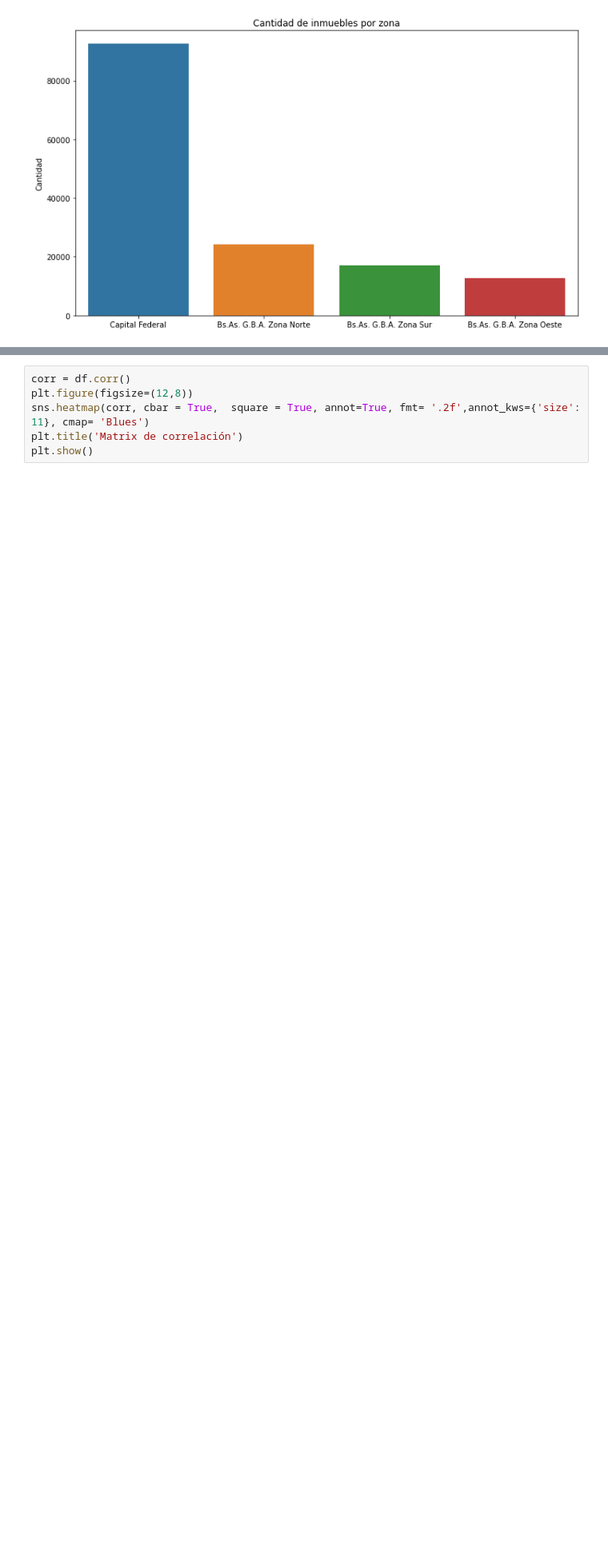
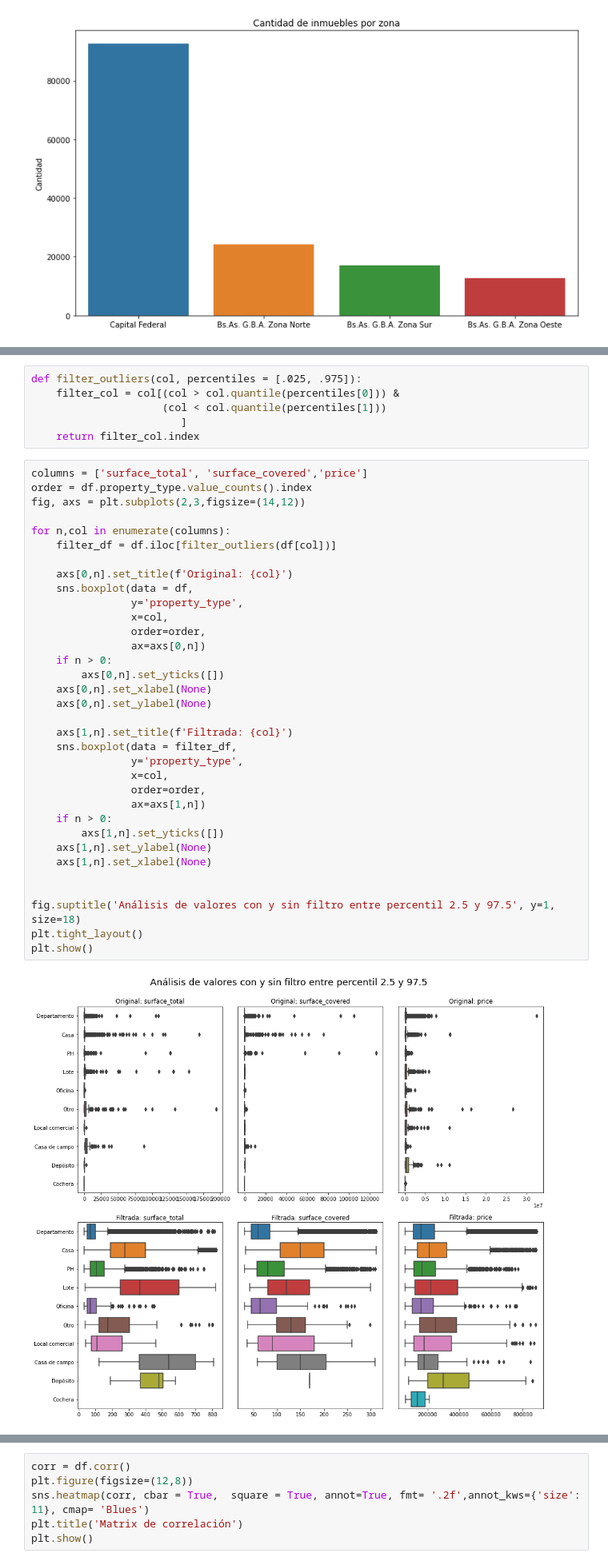
Before and after one commit to joaquinmenendez/Tasador, a Jupyter notebook: PyDay_Proyecto.ipynb, the cells around one changed output, grey strips where cells are left out. Shown at 80% size. Saved outputs shown, nothing was run; the diff lists cells and outputs as text; blank space fills up the shorter version.

```diff
--- a/PyDay_Proyecto.ipynb
+++ b/PyDay_Proyecto.ipynb
@@ -82,0 +192,42 @@ plt.show()
+# %%
+def filter_outliers(col, percentiles = [.025, .975]):
+    filter_col = col[(col > col.quantile(percentiles[0])) &
+                     (col < col.quantile(percentiles[1]))
+                        ]
+    return filter_col.index
+# %%
+columns = ['surface_total', 'surface_covered','price']
+order = df.property_type.value_counts().index
+fig, axs = plt.subplots(2,3,figsize=(14,12))
+
+for n,col in enumerate(columns):
+    filter_df = df.iloc[filter_outliers(df[col])]
+
+    axs[0,n].set_title(f'Original: {col}')
+    sns.boxplot(data = df,
+                y='property_type',
+                x=col,
+                order=order,
+                ax=axs[0,n])
+    if n > 0:
+        axs[0,n].set_yticks([])
+    axs[0,n].set_xlabel(None)
+    axs[0,n].set_ylabel(None)
+
+    axs[1,n].set_title(f'Filtrada: {col}')
+    sns.boxplot(data = filter_df,
+                y='property_type',
+                x=col,
+                order=order,
+                ax=axs[1,n])
+    if n > 0:
+        axs[1,n].set_yticks([])
+    axs[1,n].set_ylabel(None)
+    axs[1,n].set_xlabel(None)
+
+
+fig.suptitle('Análisis de valores con y sin filtro entre percentil 2.5 y 97.5', y=1, size=18)
+plt.tight_layout()
+plt.show()
+# %% [output]
+[figure, added]
```
Also changed, not shown: parts of 102 cells of this notebook, 1 other file.
